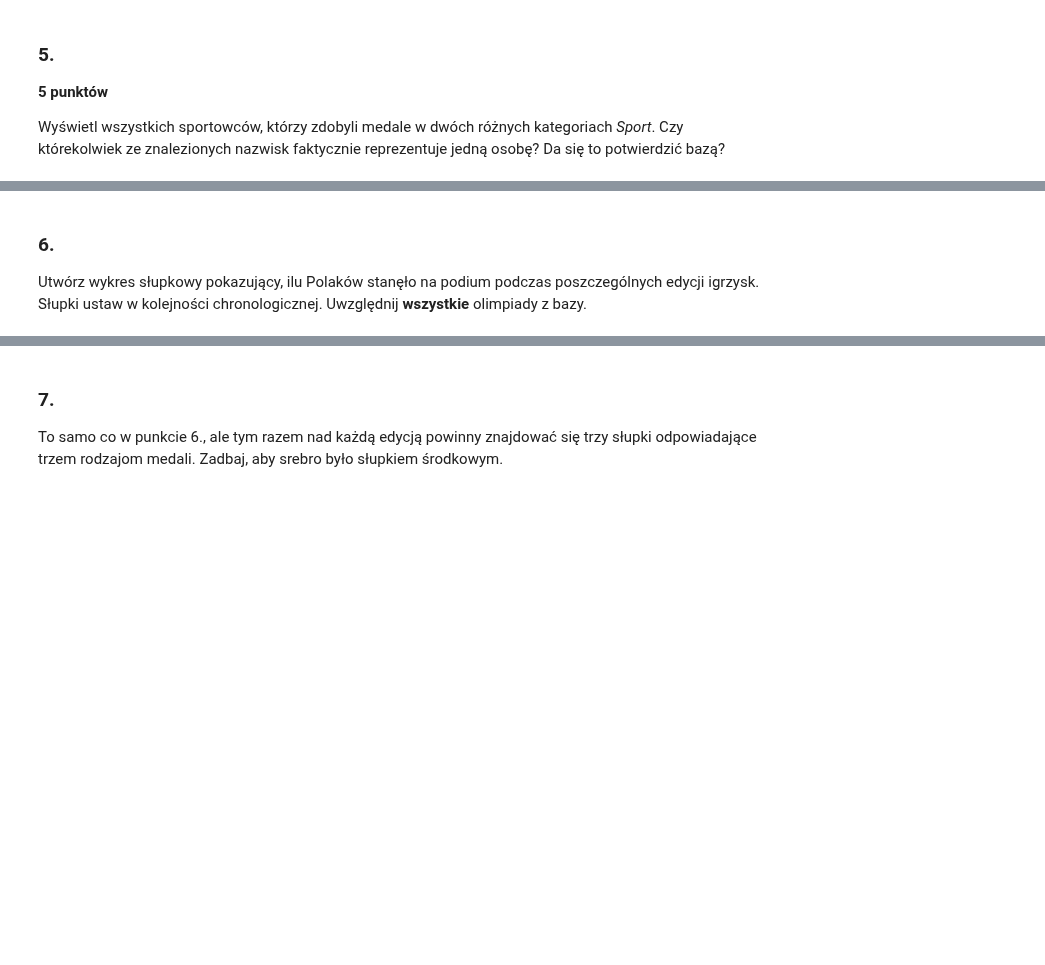
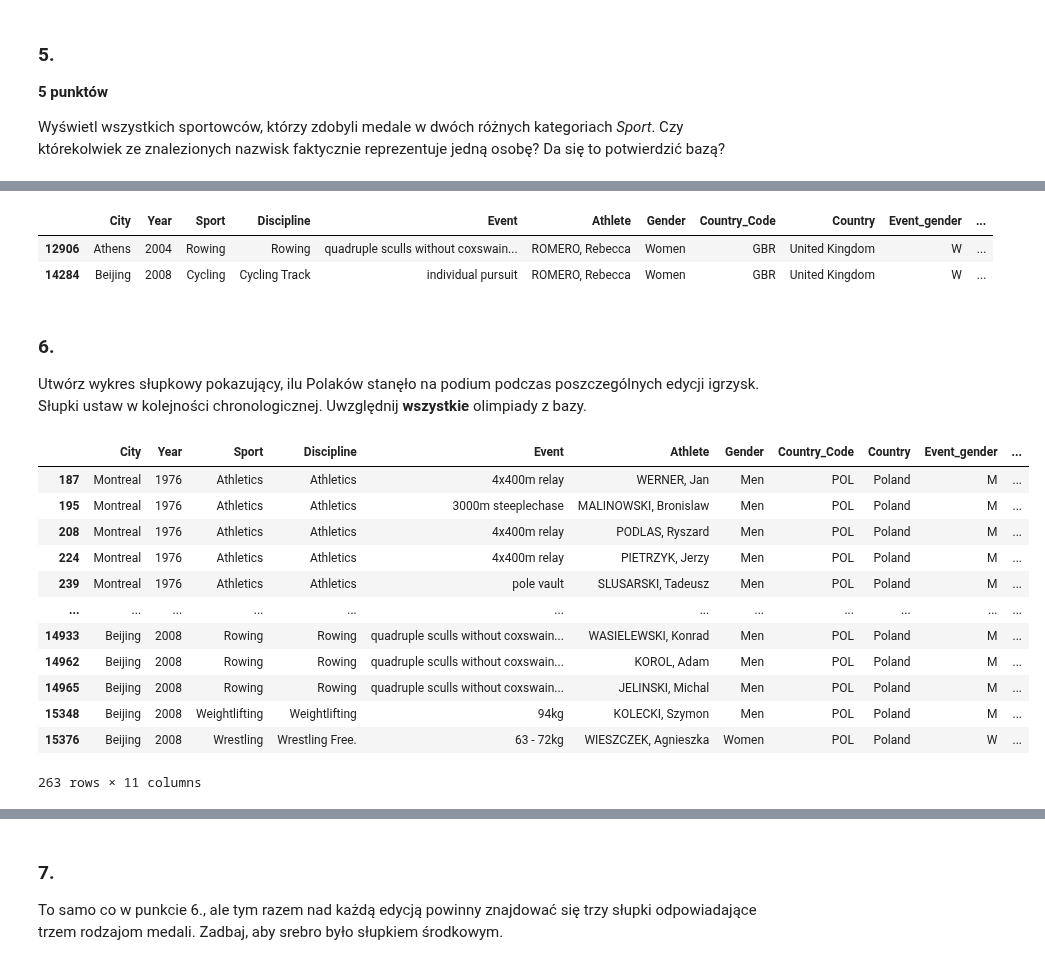
Before and after one commit to tomasz450/analiza-danych-2025-03-24, a Jupyter notebook: Case Study - Igrzyska Olimpijskie/zadania/summer_assignment_II.ipynb, the cells around one changed output, grey strips where cells are left out. Drawn from its saved outputs; the diff is of its cells as text; code cells hidden in the pictures; blank space fills up the shorter version.

```diff
--- a/Case Study - Igrzyska Olimpijskie/zadania/summer_assignment_II.ipynb
+++ b/Case Study - Igrzyska Olimpijskie/zadania/summer_assignment_II.ipynb
@@ -25,4 +203,27 @@ Wyświetl wszystkich sportowców, którzy zdobyli medale w dwóch różnych kate
+# %%
+olimp[olimp.Athlete == 'ROMERO, Rebecca']
+# %% [output]
+|  | City | Year | Sport | Discipline | Event | Athlete | Gender | Country_Code | Country | Event_gender | ... |
+| 12906 | Athens | 2004 | Rowing | Rowing | quadruple sculls without coxswain... | ROMERO, Rebecca | Women | GBR | United Kingdom | W | ... |
+| 14284 | Beijing | 2008 | Cycling | Cycling Track | individual pursuit | ROMERO, Rebecca | Women | GBR | United Kingdom | W | ... |
 # %% [markdown]
 ### 6.
 
 Utwórz wykres słupkowy pokazujący, ilu Polaków stanęło na podium podczas poszczególnych edycji igrzysk. Słupki ustaw w kolejności chronologicznej. Uwzględnij **wszystkie** olimpiady z bazy.
+# %%
+POL = olimp[olimp.Country == 'Poland']
+POL
+# %% [output]
+|  | City | Year | Sport | Discipline | Event | Athlete | Gender | Country_Code | Country | Event_gender | ... |
+| 187 | Montreal | 1976 | Athletics | Athletics | 4x400m relay | WERNER, Jan | Men | POL | Poland | M | ... |
+| 195 | Montreal | 1976 | Athletics | Athletics | 3000m steeplechase | MALINOWSKI, Bronislaw | Men | POL | Poland | M | ... |
+| 208 | Montreal | 1976 | Athletics | Athletics | 4x400m relay | PODLAS, Ryszard | Men | POL | Poland | M | ... |
+| 224 | Montreal | 1976 | Athletics | Athletics | 4x400m relay | PIETRZYK, Jerzy | Men | POL | Poland | M | ... |
+| 239 | Montreal | 1976 | Athletics | Athletics | pole vault | SLUSARSKI, Tadeusz | Men | POL | Poland | M | ... |
+| ... | ... | ... | ... | ... | ... | ... | ... | ... | ... | ... | ... |
+| 14933 | Beijing | 2008 | Rowing | Rowing | quadruple sculls without coxswain... | WASIELEWSKI, Konrad | Men | POL | Poland | M | ... |
+| 14962 | Beijing | 2008 | Rowing | Rowing | quadruple sculls without coxswain... | KOROL, Adam | Men | POL | Poland | M | ... |
+| 14965 | Beijing | 2008 | Rowing | Rowing | quadruple sculls without coxswain... | JELINSKI, Michal | Men | POL | Poland | M | ... |
+| 15348 | Beijing | 2008 | Weightlifting | Weightlifting | 94kg | KOLECKI, Szymon | Men | POL | Poland | M | ... |
+| 15376 | Beijing | 2008 | Wrestling | Wrestling Free. | 63 - 72kg | WIESZCZEK, Agnieszka | Women | POL | Poland | W | ... |
+263 rows × 11 columns
```
Also changed, not shown: parts of 35 cells of this notebook, 1 other file.
